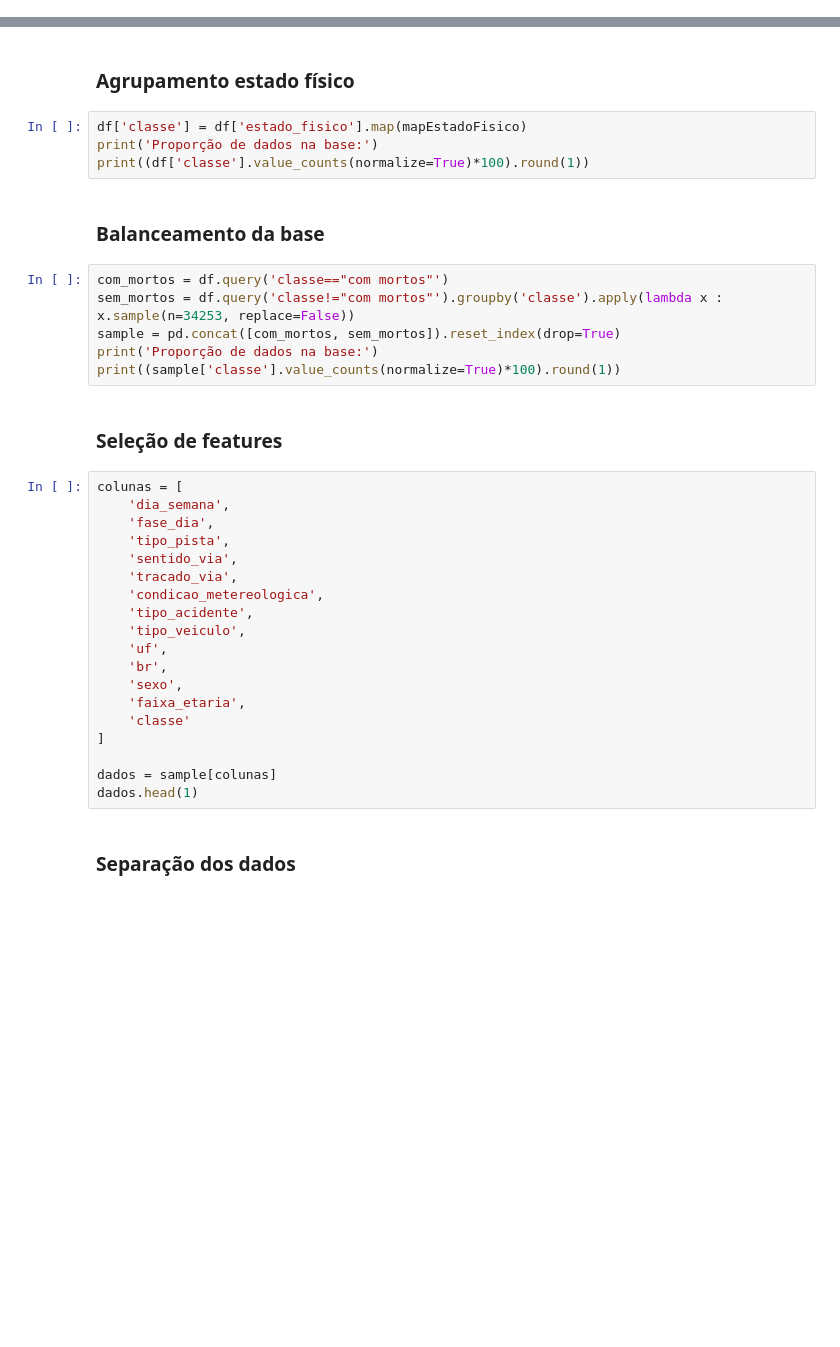
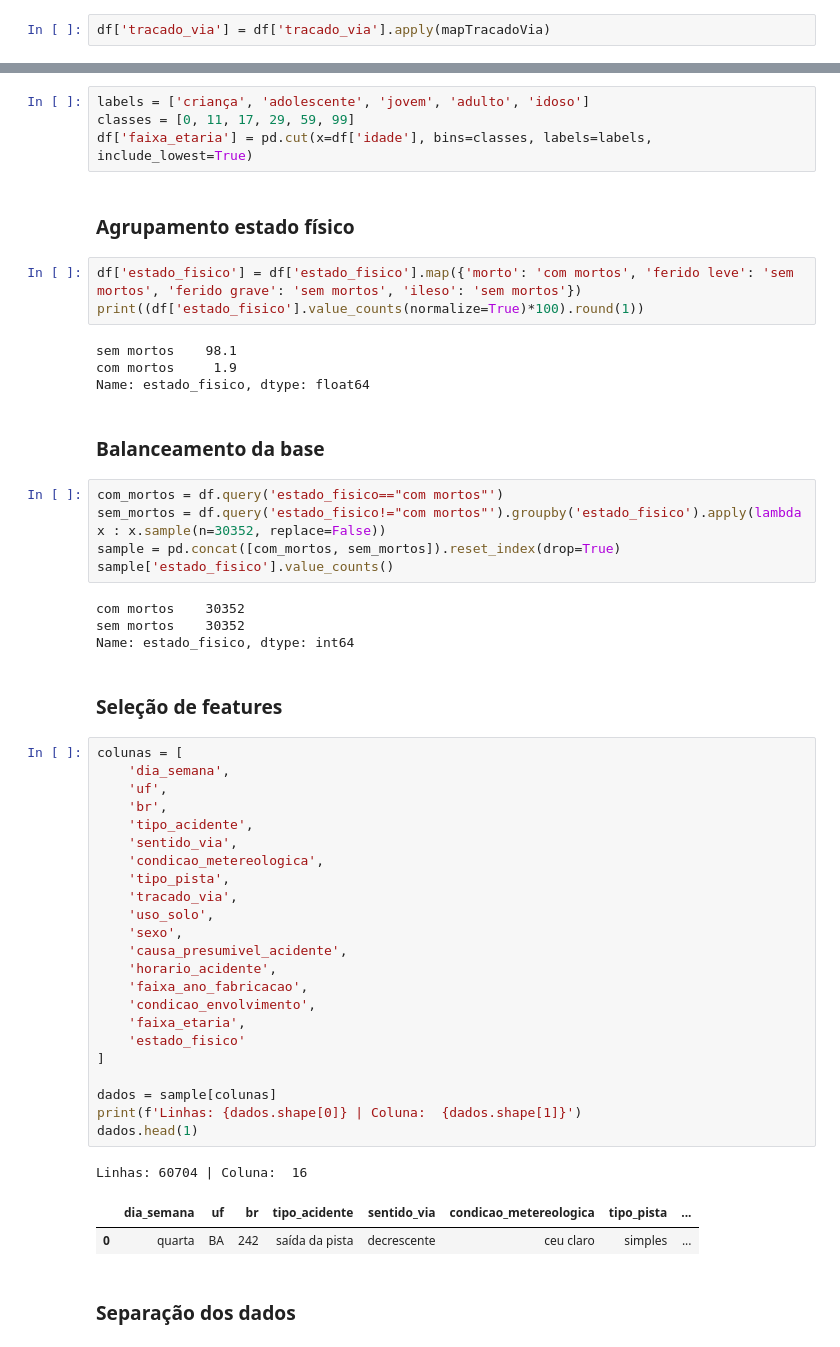
Before and after one commit to LilianeAquino/aed_projeto_1_revisitado, a Jupyter notebook: classificação_acidentes_fatais.ipynb, the cells around one changed output, grey strips where cells are left out. Saved outputs shown, nothing was run; the diff lists cells and outputs as text; blank space fills up the shorter version.

Commit message:
Classificação de acidentes com óbito

```diff
--- a/classificação_acidentes_fatais.ipynb
+++ b/classificação_acidentes_fatais.ipynb
@@ -42,0 +77,2 @@ df.head(1)
+# %%
+df['tracado_via'] = df['tracado_via'].apply(mapTracadoVia)
@@ -43,38 +81,56 @@ df.head(1)
+# %%
+labels = ['criança', 'adolescente', 'jovem', 'adulto', 'idoso']
+classes = [0, 11, 17, 29, 59, 99]
+df['faixa_etaria'] = pd.cut(x=df['idade'], bins=classes, labels=labels, include_lowest=True)
 # %% [markdown]
 ### Agrupamento estado físico
 # %%
-df['classe'] = df['estado_fisico'].map(mapEstadoFisico)
-print('Proporção de dados na base:')
-print((df['classe'].value_counts(normalize=True)*100).round(1))
+df['estado_fisico'] = df['estado_fisico'].map({'morto': 'com mortos', 'ferido leve': 'sem mortos', 'ferido grave': 'sem mortos', 'ileso': 'sem mortos'})
+print((df['estado_fisico'].value_counts(normalize=True)*100).round(1))
+# %% [output]
+sem mortos    98.1
+com mortos     1.9
+Name: estado_fisico, dtype: float64
 # %% [markdown]
 ### Balanceamento da base
 # %%
-com_mortos = df.query('classe=="com mortos"')
-sem_mortos = df.query('classe!="com mortos"').groupby('classe').apply(lambda x : x.sample(n=34253, replace=False))
+com_mortos = df.query('estado_fisico=="com mortos"')
+sem_mortos = df.query('estado_fisico!="com mortos"').groupby('estado_fisico').apply(lambda x : x.sample(n=30352, replace=False))
 sample = pd.concat([com_mortos, sem_mortos]).reset_index(drop=True)
-print('Proporção de dados na base:')
-print((sample['classe'].value_counts(normalize=True)*100).round(1))
+sample['estado_fisico'].value_counts()
+# %% [output]
+com mortos    30352
+sem mortos    30352
+Name: estado_fisico, dtype: int64
 # %% [markdown]
 ### Seleção de features
 # %%
 colunas = [
     'dia_semana',
-    'fase_dia',
-    'tipo_pista',
-    'sentido_via',
-    'tracado_via',
-    'condicao_metereologica',
-    'tipo_acidente',
-    'tipo_veiculo',
     'uf',
     'br',
+    'tipo_acidente',
+    'sentido_via',
+    'condicao_metereologica',
+    'tipo_pista',
+    'tracado_via',
+    'uso_solo',
     'sexo',
+    'causa_presumivel_acidente',
+    'horario_acidente',
+    'faixa_ano_fabricacao',
+    'condicao_envolvimento',
     'faixa_etaria',
-    'classe'
+    'estado_fisico'
 ]
 
 dados = sample[colunas]
+print(f'Linhas: {dados.shape[0]} | Coluna:  {dados.shape[1]}')
 dados.head(1)
+# %% [output]
+Linhas: 60704 | Coluna:  16
+|  | dia_semana | uf | br | tipo_acidente | sentido_via | condicao_metereologica | tipo_pista | ... |
+| 0 | quarta | BA | 242 | saída da pista | decrescente | ceu claro | simples | ... |
 # %% [markdown]
 ### Separação dos dados
 # %%
```
Also changed, not shown: parts of 28 cells of this notebook, 2 other files.
